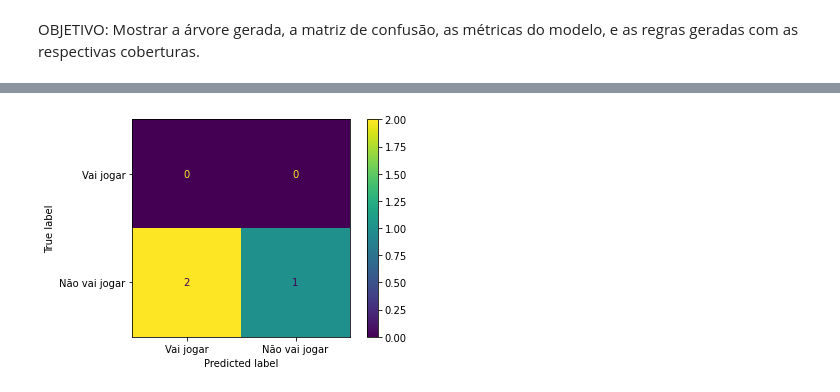
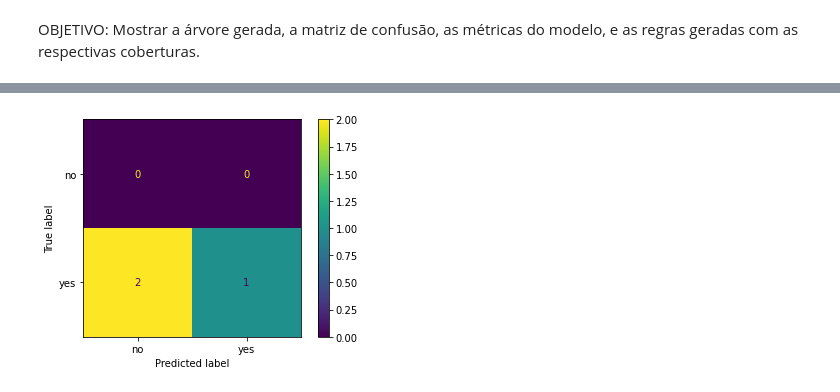
Before and after one commit to brunofaria27/artificial-intelligence, a Jupyter notebook: Decision Tree/DecisionTreeWeather.ipynb, the cells around one changed output, grey strips where cells are left out. Cells and saved outputs as stored; diff of their text form; code cells hidden in the pictures.

```diff
--- a/Decision Tree/DecisionTreeWeather.ipynb
+++ b/Decision Tree/DecisionTreeWeather.ipynb
@@ -51,13 +51,13 @@ from sklearn.metrics import confusion_matrix
 from sklearn.metrics import ConfusionMatrixDisplay
 import matplotlib.pyplot as plt
 # %%
+# Gerar e mostrar matriz de confusão
 conf_matrix = confusion_matrix(dataset_teste_class, tree_weather.predict(dataset_teste))
-labels = ["Vai jogar", "Não vai jogar"]
-cmd = ConfusionMatrixDisplay(conf_matrix, display_labels=labels)
+cmd = ConfusionMatrixDisplay(conf_matrix, display_labels=['no','yes'])
 cmd.plot(values_format="d")
 plt.show()
 # %% [output]
-[figure, old version]
+[figure, new version]
 # %%
 # Importando bibliotecas para calcular métricas
 from sklearn.metrics import accuracy_score
```
Also changed, not shown: parts of 2 cells of this notebook, 3 other files.
